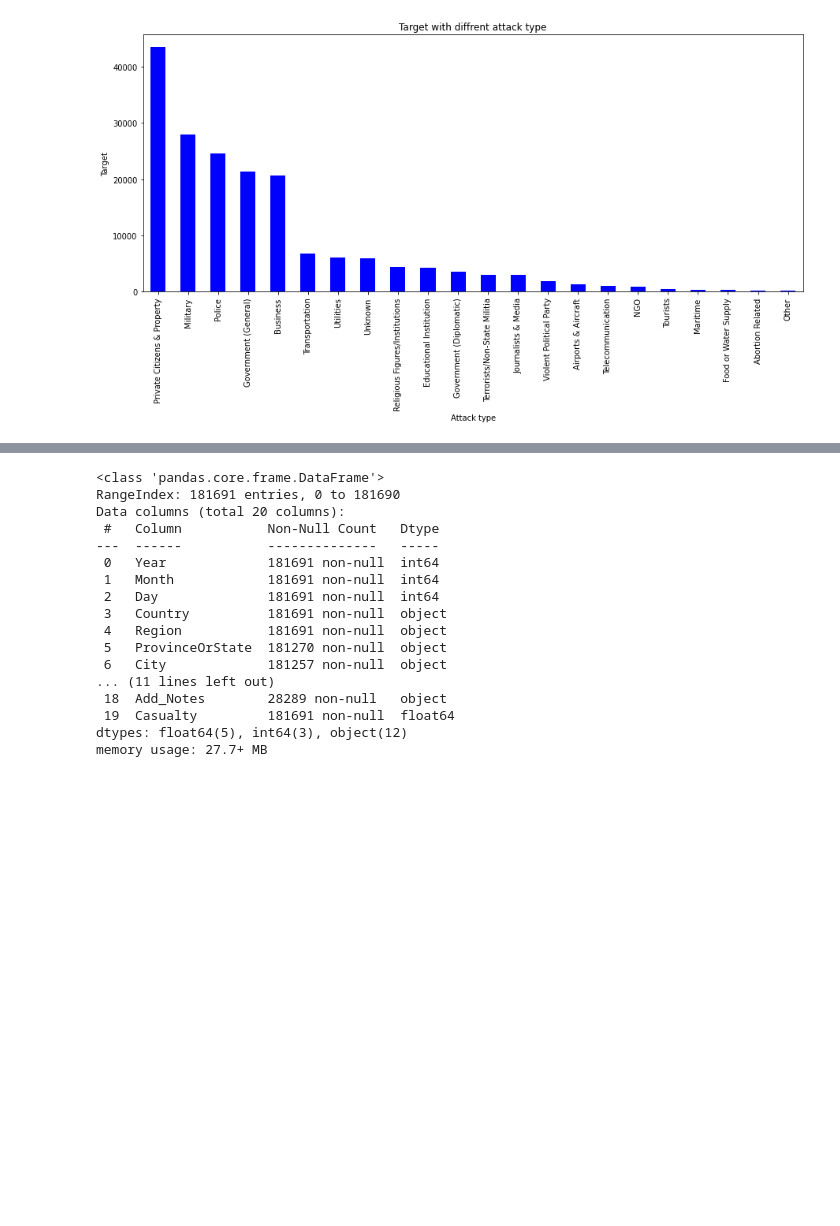
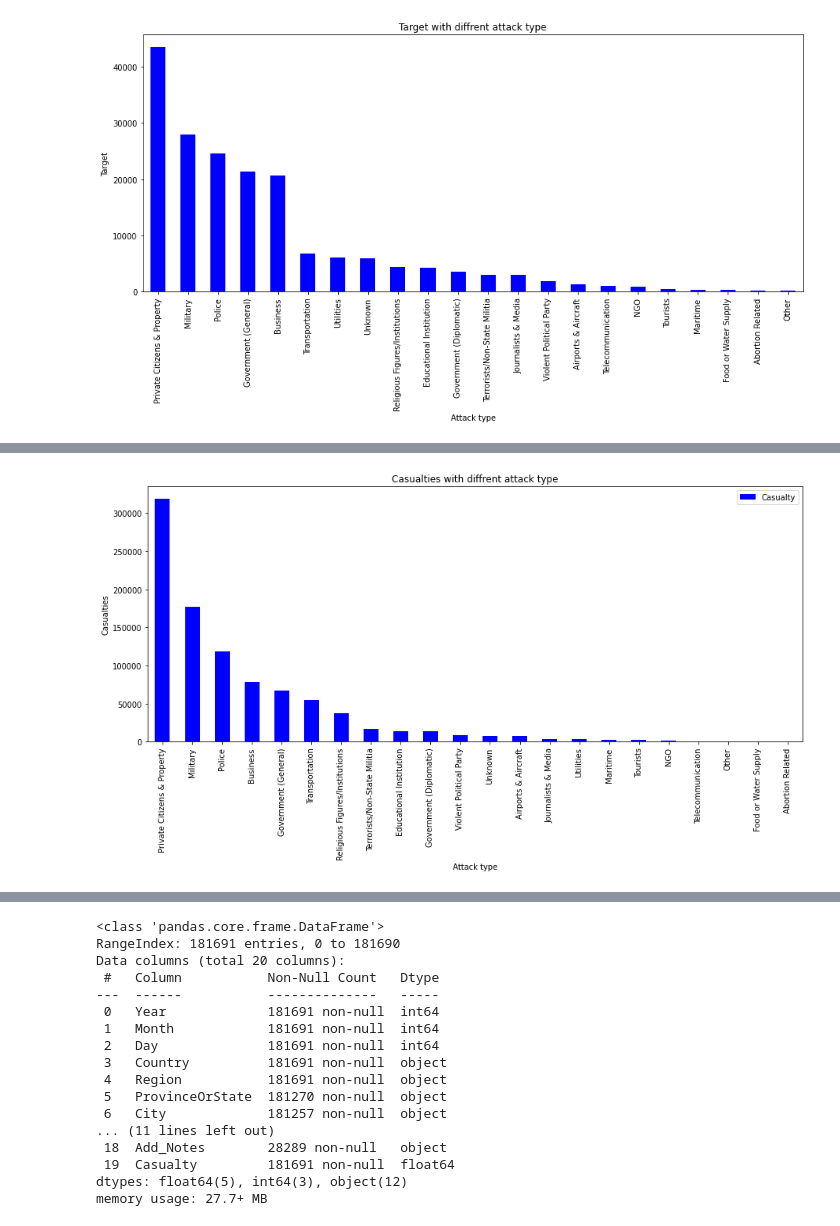
Before and after one commit to Pawan-kumar-Singh/Global-Terrorism, a Jupyter notebook: Global_Terrorism_Analysis_Capstone_Project.ipynb, the cells around one changed output, grey strips where cells are left out. Drawn from its saved outputs; the diff is of its cells as text; code cells hidden in the pictures; blank space fills up the shorter version.

```diff
--- a/Global_Terrorism_Analysis_Capstone_Project.ipynb
+++ b/Global_Terrorism_Analysis_Capstone_Project.ipynb
@@ -764,0 +763,4 @@ plt.show()
+# %%
+#Target type with casualties
+casualties_Attack_Type = df[["Target_Type","Casualty"]].groupby("Target_Type").sum().sort_values(by="Casualty", ascending=False)
+casualties_Attack_Type
@@ -764,0 +786,8 @@ plt.show()
+# %%
+casualties_Attack_Type.plot(kind="bar", color="blue",figsize=(15,6))
+plt.title("Casualties with diffrent attack type")
+plt.xlabel("Attack type")
+plt.ylabel("Casualties")
+plt.show()
+# %% [output]
+[figure, added]
```
Also changed, not shown: parts of 29 cells of this notebook.
